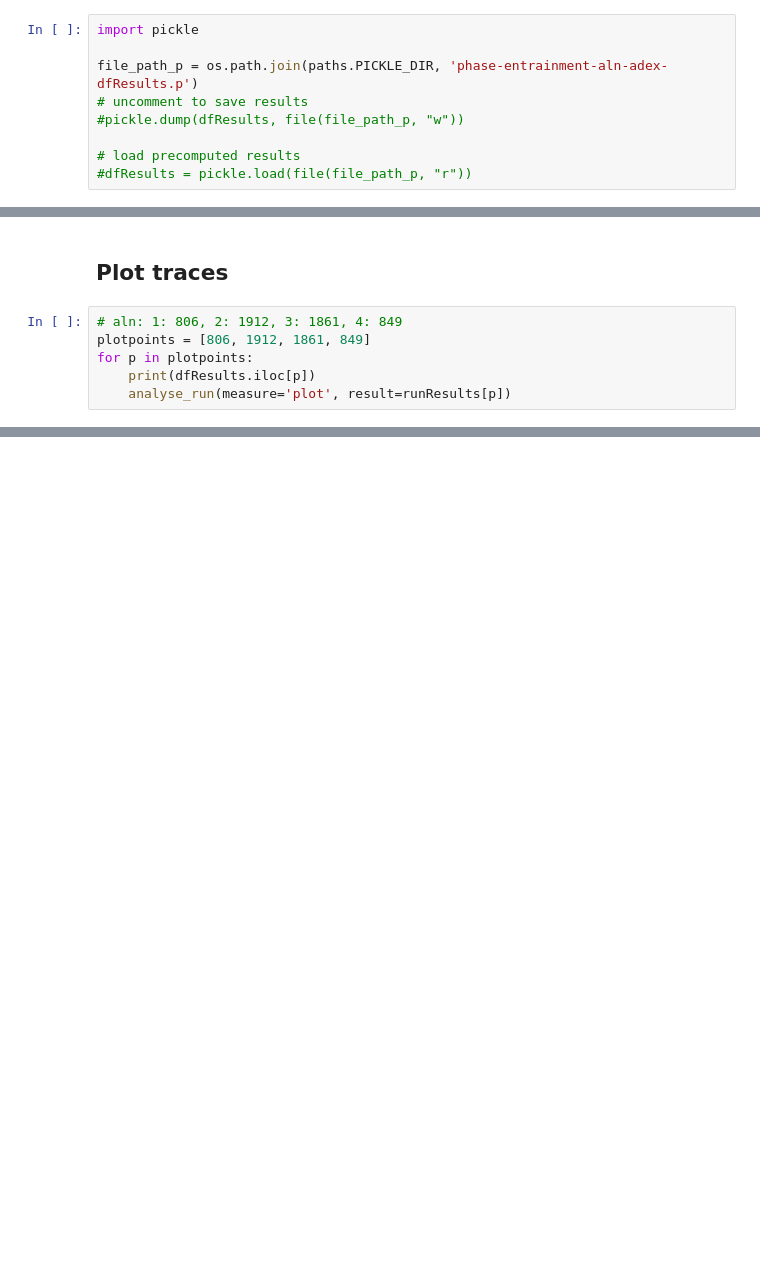
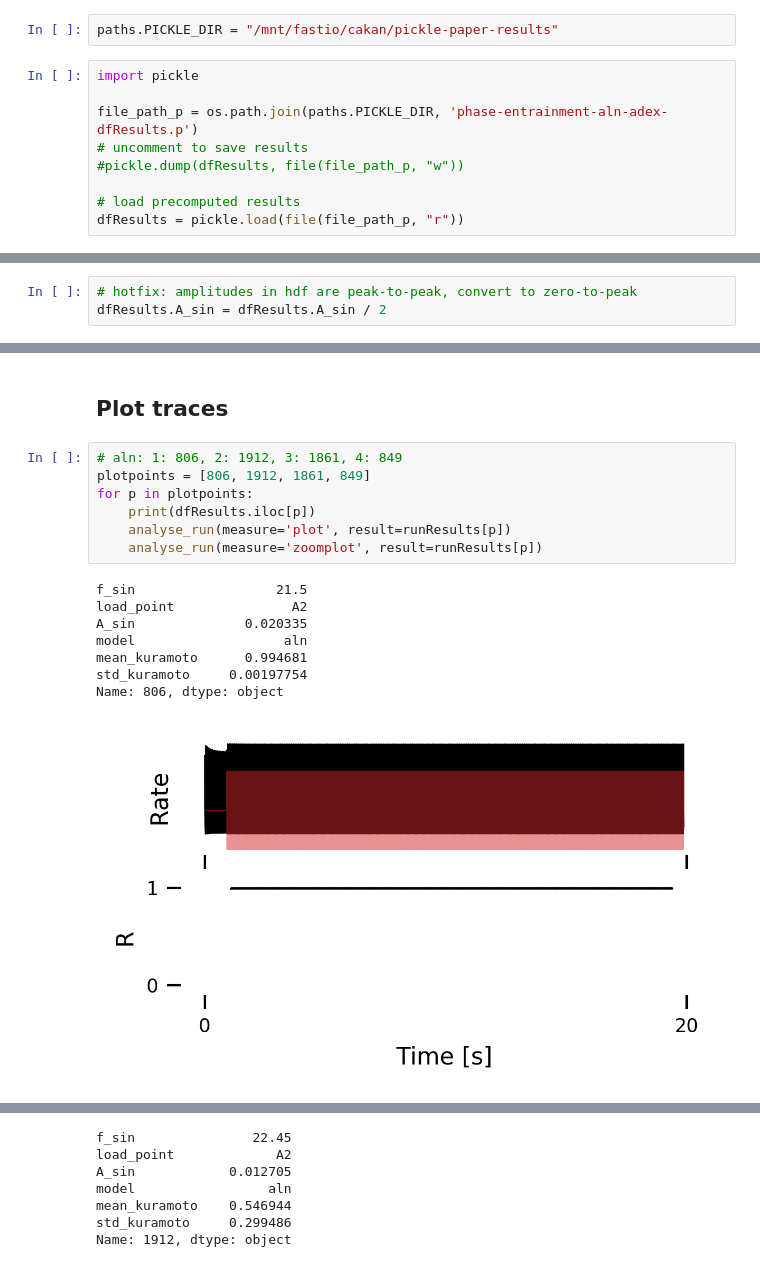
Before and after one commit to caglarcakan/stimulus_neural_populations, a Jupyter notebook: notebooks/fig6/phase-entrainment-aln-adex.ipynb, the cells around one changed output, grey strips where cells are left out. Cells and saved outputs as stored; diff of their text form; blank space fills up the shorter version.

```diff
--- a/notebooks/fig6/phase-entrainment-aln-adex.ipynb
+++ b/notebooks/fig6/phase-entrainment-aln-adex.ipynb
@@ -295,6 +343,8 @@ for rInd in tqdm.tqdm(range(nResults), total=nResults):
     for measure in measures:
         dfResults.loc[rInd, measure] = analyse_run(measure, runResults[rInd])
 print("done.")
+# %%
+paths.PICKLE_DIR = "/mnt/fastio/cakan/pickle-paper-results"
 # %%
 import pickle
 
@@ -303,4 +353,4 @@ file_path_p = os.path.join(paths.PICKLE_DIR, 'phase-entrainment-aln-adex-dfResul
 #pickle.dump(dfResults, file(file_path_p, "w"))
 
 # load precomputed results
-#dfResults = pickle.load(file(file_path_p, "r"))
+dfResults = pickle.load(file(file_path_p, "r"))
@@ -308,0 +357,3 @@ file_path_p = os.path.join(paths.PICKLE_DIR, 'phase-entrainment-aln-adex-dfResul
+# %%
+# hotfix: amplitudes in hdf are peak-to-peak, convert to zero-to-peak
+dfResults.A_sin = dfResults.A_sin / 2
@@ -411,6 +513,16 @@ for model in models:
 # %%
 # aln: 1: 806, 2: 1912, 3: 1861, 4: 849
 plotpoints = [806, 1912, 1861, 849]
 for p in plotpoints:
     print(dfResults.iloc[p])
     analyse_run(measure='plot', result=runResults[p])
+    analyse_run(measure='zoomplot', result=runResults[p])
+# %% [output]
+f_sin                  21.5
+load_point               A2
+A_sin              0.020335
+model                   aln
+mean_kuramoto      0.994681
+std_kuramoto     0.00197754
+Name: 806, dtype: object
+[figure, added]
@@ -416,0 +530,7 @@ for p in plotpoints:
+f_sin               22.45
+load_point             A2
+A_sin            0.012705
+model                 aln
+mean_kuramoto    0.546944
+std_kuramoto     0.299486
+Name: 1912, dtype: object
```
Also changed, not shown: parts of 15 cells of this notebook.
